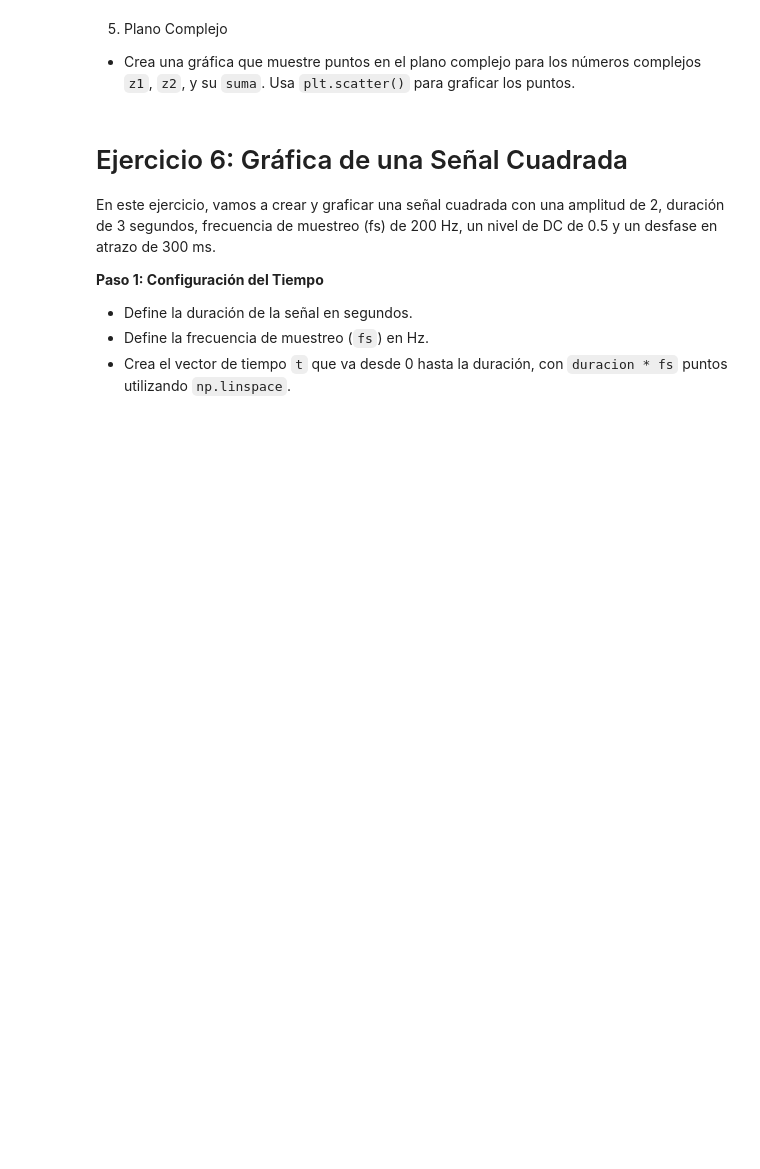
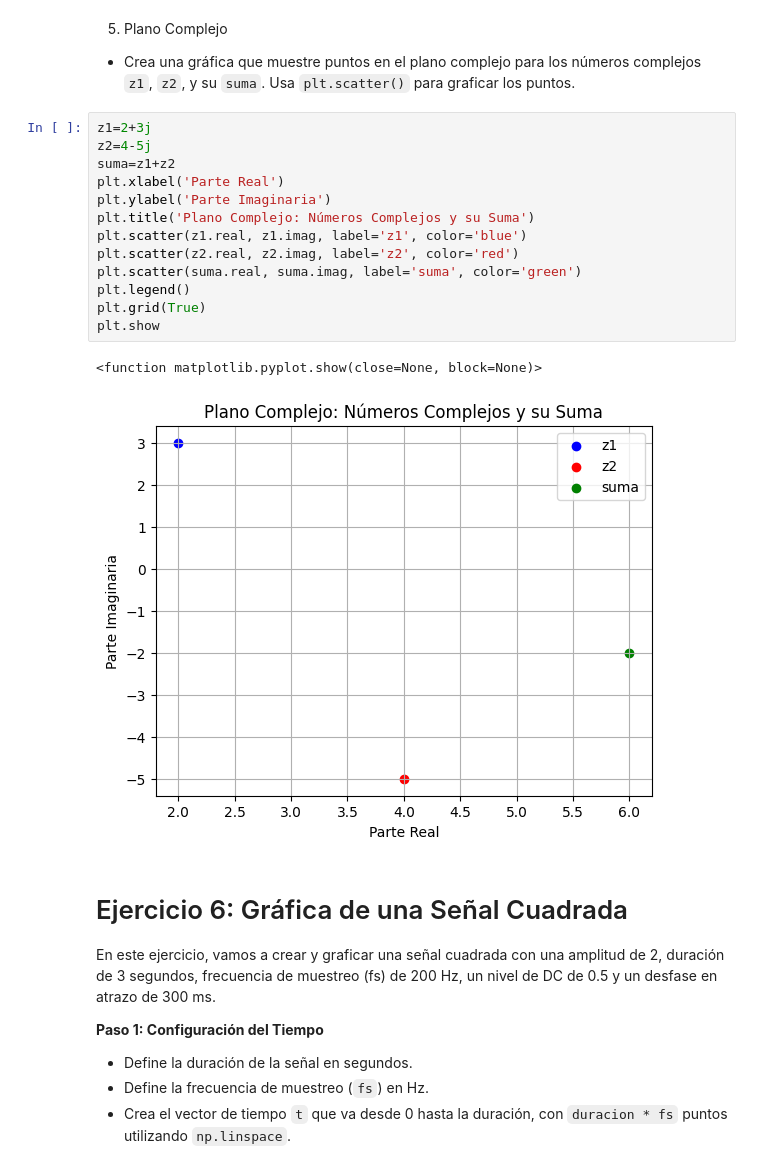
Before and after one commit to lucastulac/UTN-FRM, a Jupyter notebook: TP0.ipynb, the cells around one changed output. Drawn from its saved outputs; the diff is of its cells as text; blank space fills up the shorter version.

```diff
--- a/TP0.ipynb
+++ b/TP0.ipynb
@@ -295,6 +315,22 @@ plt.show()
 5. Plano Complejo
 
 - Crea una gráfica que muestre puntos en el plano complejo para los números complejos `z1`, `z2`, y su `suma`. Usa `plt.scatter()` para graficar los puntos.
+# %%
+z1=2+3j
+z2=4-5j
+suma=z1+z2
+plt.xlabel('Parte Real')
+plt.ylabel('Parte Imaginaria')
+plt.title('Plano Complejo: Números Complejos y su Suma')
+plt.scatter(z1.real, z1.imag, label='z1', color='blue')
+plt.scatter(z2.real, z2.imag, label='z2', color='red')
+plt.scatter(suma.real, suma.imag, label='suma', color='green')
+plt.legend()
+plt.grid(True)
+plt.show
+# %% [output]
+<function matplotlib.pyplot.show(close=None, block=None)>
+[figure, added]
 # %% [markdown]
 # Ejercicio 6: Gráfica de una Señal Cuadrada
 
```
Also changed, not shown: parts of 4 cells of this notebook.
